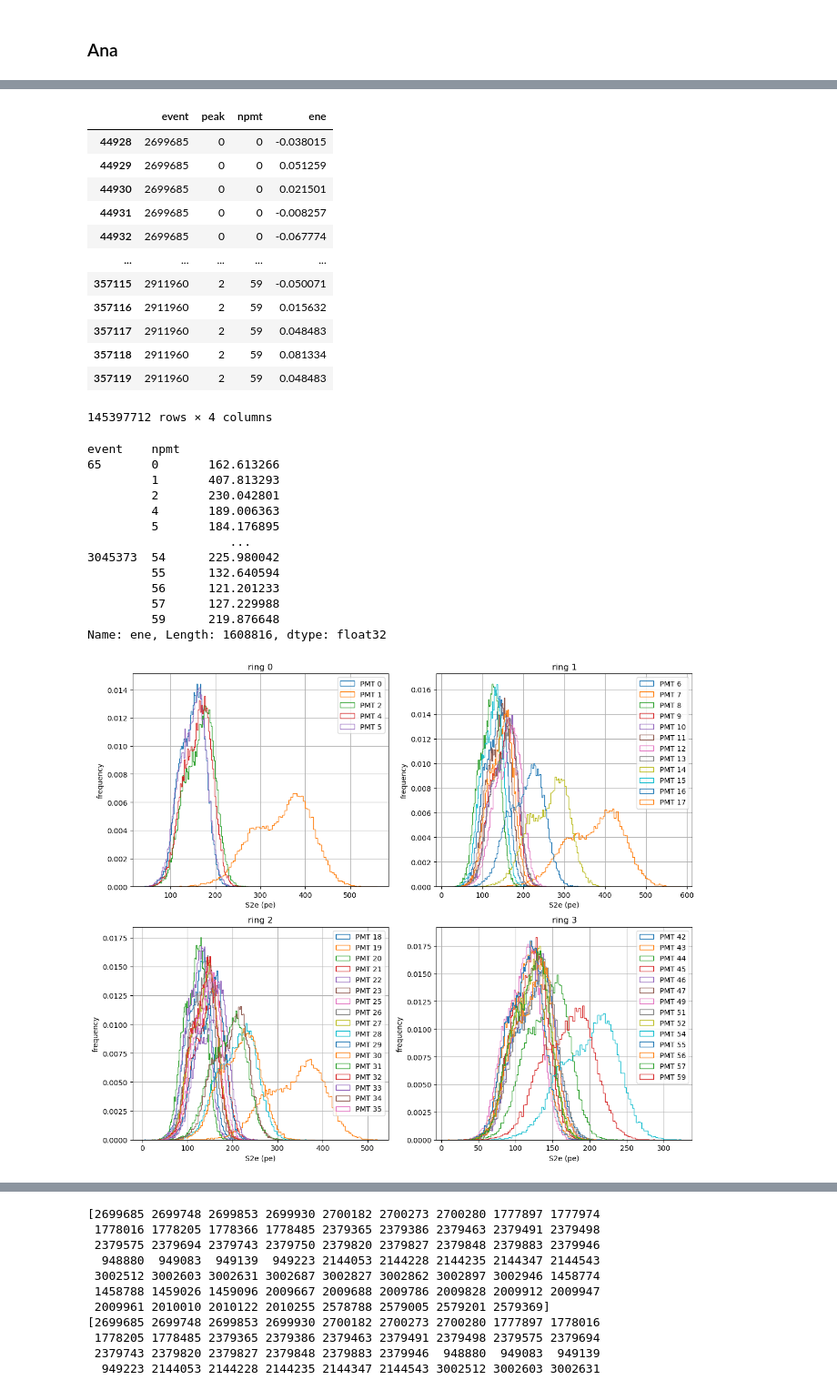
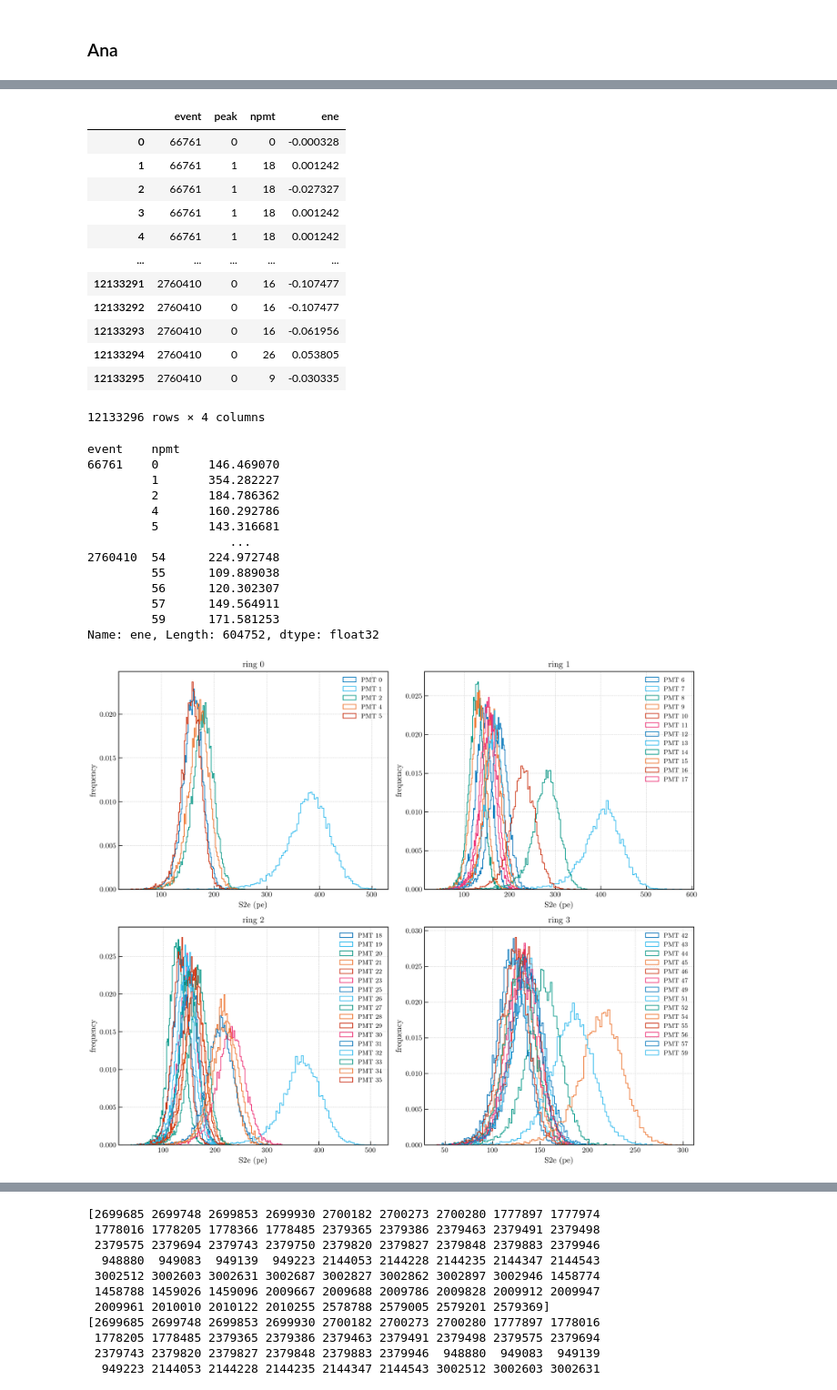
Before and after one commit to jahernando/nextana, a Jupyter notebook: NB/kr100/kr100_pmtana_irene.ipynb, the cells around one changed output, grey strips where cells are left out. Shown at 91% size. Saved outputs shown, nothing was run; the diff lists cells and outputs as text; code cells hidden in the pictures.

```diff
--- a/NB/kr100/kr100_pmtana_irene.ipynb
+++ b/NB/kr100/kr100_pmtana_irene.ipynb
@@ -44,9 +47,10 @@ from invisible_cities.io  . pmaps_io        import load_pmaps, load_pmaps_as_df
 # %% [markdown]
 ### load data
 # %%
-run = 15269
-path_data = "/Users/hernando/work/investigacion/NEXT/data/NEXT100"
-path_run  =  f"/{run}/hdf5/prod/v2.3.1/20250429/irene/trigger1/ldc1"
+run, version = 15269, "v2.3.1/20250429" # run at LSC 250502 v2.3.1/20250429
+run, version = 15332, "v2.3.1/20250512" # pure Kr - castle semi-close
+path_data = "/Users/hernando/work/investigacion/NEXT/data/NEXT100/data"
+path_run  =  f"/{run}/hdf5/prod/{version}/irene/trigger1/ldc1"
 # %%
 path = path_data + path_run
 #path = "/Users/hernando/work/investigacion/NEXT/data/NEXT100/15269/hdf5/prod/v2.3.1/20250429/irene/trigger1/ldc1"
@@ -123,0 +152,3 @@ pmap_save(pmap, f"pmap_lowene_{run}.h5")
+# %%
+#pmap = PMap(*pmap)
+pmap = pmap_load(f"pmap_lowene_{run}.h5");
@@ -156,16 +177,16 @@ plt.tight_layout()
 pmap.s1_pmt
 # %% [output]
 |  | event | peak | npmt | ene |
-| 44928 | 2699685 | 0 | 0 | -0.038015 |
-| 44929 | 2699685 | 0 | 0 | 0.051259 |
-| 44930 | 2699685 | 0 | 0 | 0.021501 |
-| 44931 | 2699685 | 0 | 0 | -0.008257 |
-| 44932 | 2699685 | 0 | 0 | -0.067774 |
+| 0 | 66761 | 0 | 0 | -0.000328 |
+| 1 | 66761 | 1 | 18 | 0.001242 |
+| 2 | 66761 | 1 | 18 | -0.027327 |
+| 3 | 66761 | 1 | 18 | 0.001242 |
+| 4 | 66761 | 1 | 18 | 0.001242 |
 | ... | ... | ... | ... | ... |
-| 357115 | 2911960 | 2 | 59 | -0.050071 |
-| 357116 | 2911960 | 2 | 59 | 0.015632 |
-| 357117 | 2911960 | 2 | 59 | 0.048483 |
-| 357118 | 2911960 | 2 | 59 | 0.081334 |
-| 357119 | 2911960 | 2 | 59 | 0.048483 |
+| 12133291 | 2760410 | 0 | 16 | -0.107477 |
+| 12133292 | 2760410 | 0 | 16 | -0.107477 |
+| 12133293 | 2760410 | 0 | 16 | -0.061956 |
+| 12133294 | 2760410 | 0 | 26 | 0.053805 |
+| 12133295 | 2760410 | 0 | 9 | -0.030335 |
-145397712 rows × 4 columns
+12133296 rows × 4 columns
 # %%
@@ -176,31 +196,35 @@ pmtsum = df.groupby("event npmt".split())['ene'].sum()
 pmtsum
 # %% [output]
 event    npmt
-65       0       162.613266
-         1       407.813293
-         2       230.042801
-         4       189.006363
-         5       184.176895
+66761    0       146.469070
+         1       354.282227
+         2       184.786362
+         4       160.292786
+         5       143.316681
                     ...
-3045373  54      225.980042
-         55      132.640594
-         56      121.201233
-         57      127.229988
-         59      219.876648
-Name: ene, Length: 1608816, dtype: float32
+2760410  54      224.972748
+         55      109.889038
+         56      120.302307
+         57      149.564911
+         59      171.581253
+Name: ene, Length: 604752, dtype: float32
 # %%
 df   = pmap.s2_pmt
 pmtsum = df.groupby("event npmt".split())['ene'].sum()
 
+npmts = 60
 pmt_index = df.npmt.unique()
 pmt_rings = [np.arange(0, 6), np.arange(6, 18), np.arange(18, 36), np.arange(36, 60)]
 cv = pltext.canvas(4, 2)
+pmt_mean, pmt_std = np.zeros(npmts), np.zeros(npmts)
 for k, ids in enumerate(pmt_rings):
     cv(k+1)
     for i in ids:
         if i not in pmt_index: continue
-        pltext.hist(pmtsum.xs(i, level = "npmt"), 100, density = True, stats = False, label = f"PMT {i}"); plt.xlabel("S2e (pe)");
+        ipmt_s2 = pmtsum.xs(i, level = "npmt")
+        pmt_mean[i] = np.mean(ipmt_s2); pmt_std[i] = np.std(ipmt_s2)
+        pltext.hist(ipmt_s2, 100, density = True, stats = False, label = f"PMT {i}"); plt.xlabel("S2e (pe)");
     plt.title(f"ring {k}"); plt.ylabel("frequency");
 plt.tight_layout()
 # %% [output]
-[figure, old version]
+[figure, new version]
```
Also changed, not shown: parts of 41 cells of this notebook, 1 other file.
